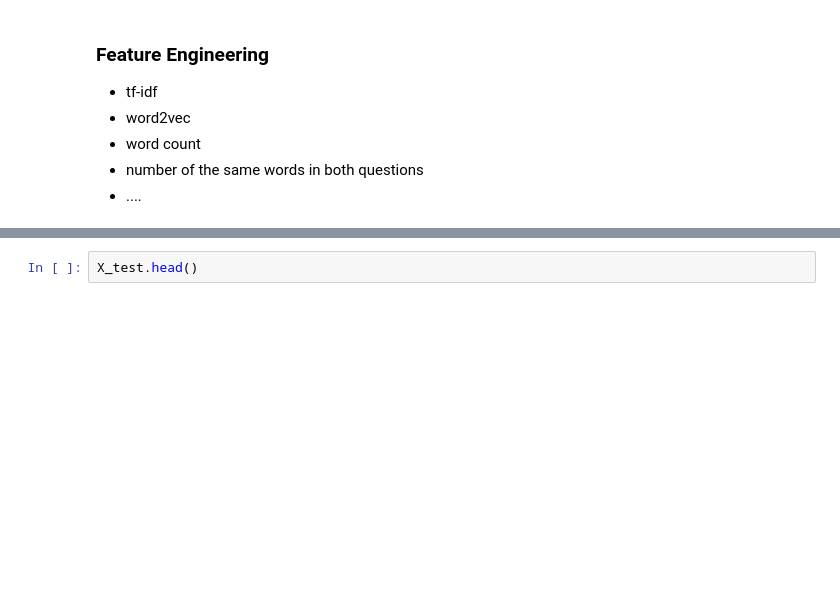
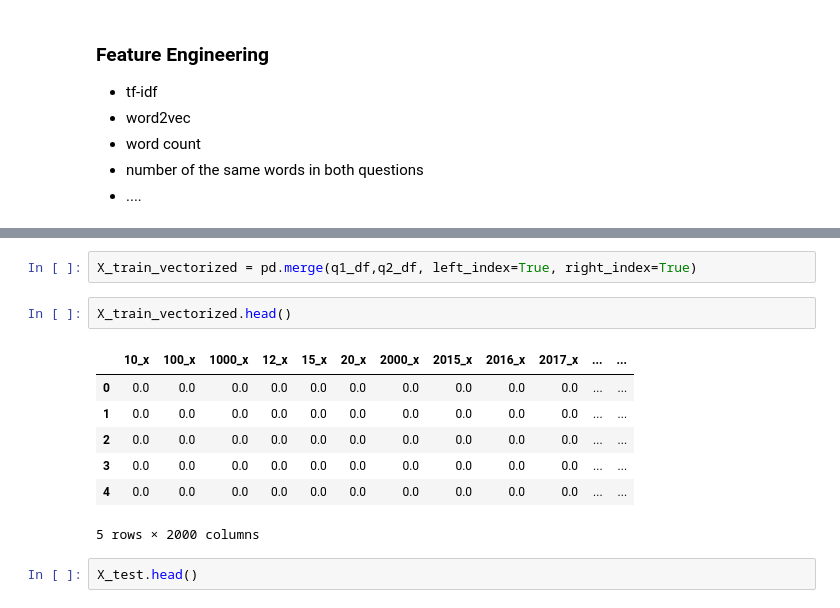
Before and after one commit to Jibu24/NLP-project, a Jupyter notebook: notebooks/mini_project_V.ipynb, the cells around one changed output, grey strips where cells are left out. Drawn from its saved outputs; the diff is of its cells as text; blank space fills up the shorter version.

```diff
--- a/notebooks/mini_project_V.ipynb
+++ b/notebooks/mini_project_V.ipynb
@@ -143,3 +195,15 @@ X_train.head()
+# %%
+X_train_vectorized = pd.merge(q1_df,q2_df, left_index=True, right_index=True)
+# %%
+X_train_vectorized.head()
+# %% [output]
+|  | 10_x | 100_x | 1000_x | 12_x | 15_x | 20_x | 2000_x | 2015_x | 2016_x | 2017_x | ... | ... |
+| 0 | 0.0 | 0.0 | 0.0 | 0.0 | 0.0 | 0.0 | 0.0 | 0.0 | 0.0 | 0.0 | ... | ... |
+| 1 | 0.0 | 0.0 | 0.0 | 0.0 | 0.0 | 0.0 | 0.0 | 0.0 | 0.0 | 0.0 | ... | ... |
+| 2 | 0.0 | 0.0 | 0.0 | 0.0 | 0.0 | 0.0 | 0.0 | 0.0 | 0.0 | 0.0 | ... | ... |
+| 3 | 0.0 | 0.0 | 0.0 | 0.0 | 0.0 | 0.0 | 0.0 | 0.0 | 0.0 | 0.0 | ... | ... |
+| 4 | 0.0 | 0.0 | 0.0 | 0.0 | 0.0 | 0.0 | 0.0 | 0.0 | 0.0 | 0.0 | ... | ... |
+5 rows × 2000 columns
 # %%
 X_test.head()
 # %% [output]
```
Also changed, not shown: parts of 22 cells of this notebook.
